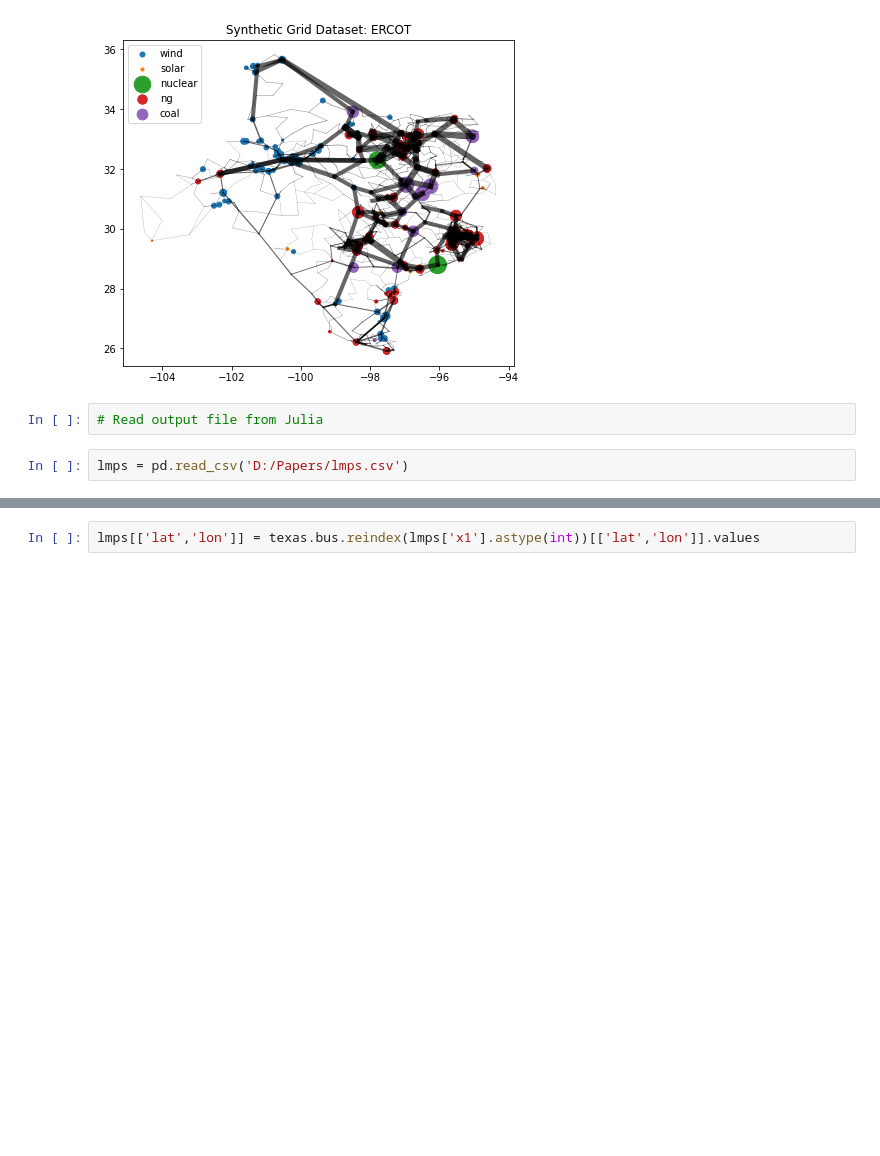
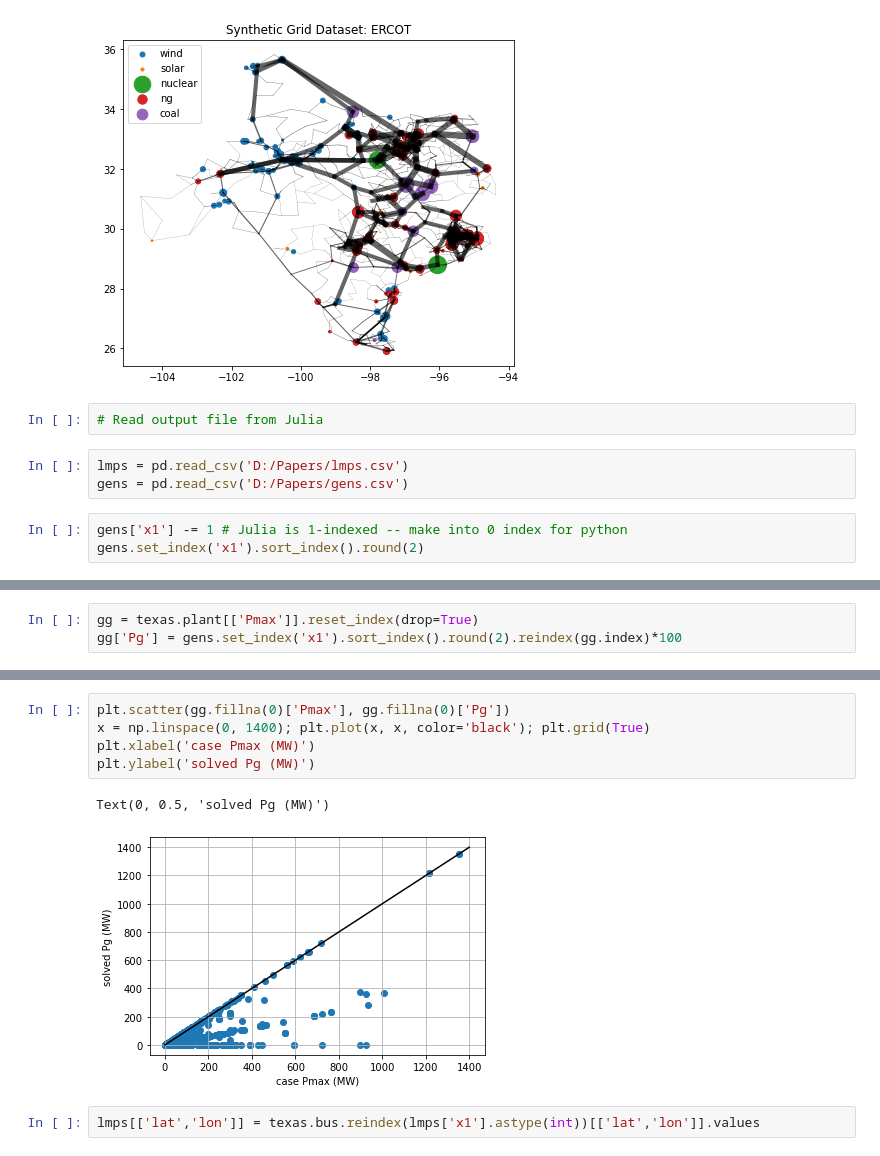
Before and after one commit to vineetjnair9/Dynamic-line-ratings-grid, a Jupyter notebook: DLR project.ipynb, the cells around one changed output, grey strips where cells are left out. Cells and saved outputs as stored; diff of their text form; blank space fills up the shorter version.

```diff
--- a/DLR project.ipynb
+++ b/DLR project.ipynb
@@ -67,3 +82,7 @@ Text(0.5, 1.0, 'Synthetic Grid Dataset: ERCOT')
 # Read output file from Julia
 # %%
 lmps = pd.read_csv('D:/Papers/lmps.csv')
+gens = pd.read_csv('D:/Papers/gens.csv')
+# %%
+gens['x1'] -= 1 # Julia is 1-indexed -- make into 0 index for python
+gens.set_index('x1').sort_index().round(2)
@@ -69,0 +104,3 @@ lmps = pd.read_csv('D:/Papers/lmps.csv')
+# %%
+gg = texas.plant[['Pmax']].reset_index(drop=True)
+gg['Pg'] = gens.set_index('x1').sort_index().round(2).reindex(gg.index)*100
@@ -70,3 +137,11 @@ lmps = pd.read_csv('D:/Papers/lmps.csv')
+# %%
+plt.scatter(gg.fillna(0)['Pmax'], gg.fillna(0)['Pg'])
+x = np.linspace(0, 1400); plt.plot(x, x, color='black'); plt.grid(True)
+plt.xlabel('case Pmax (MW)')
+plt.ylabel('solved Pg (MW)')
+# %% [output]
+Text(0, 0.5, 'solved Pg (MW)')
+[figure, added]
 # %%
 lmps[['lat','lon']] = texas.bus.reindex(lmps['x1'].astype(int))[['lat','lon']].values
 # %%
```
Also changed, not shown: parts of 14 cells of this notebook, 1 other file.
